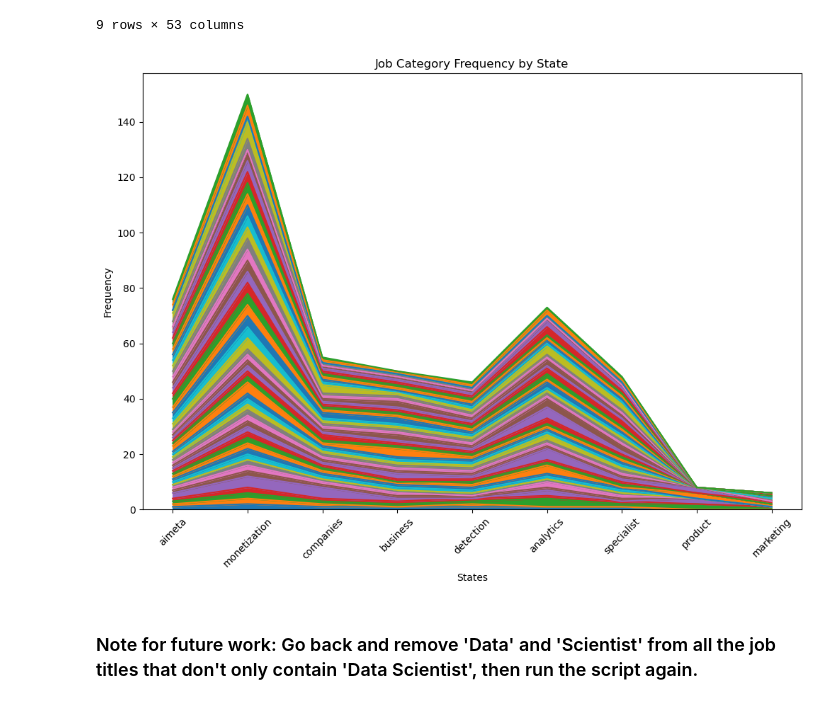
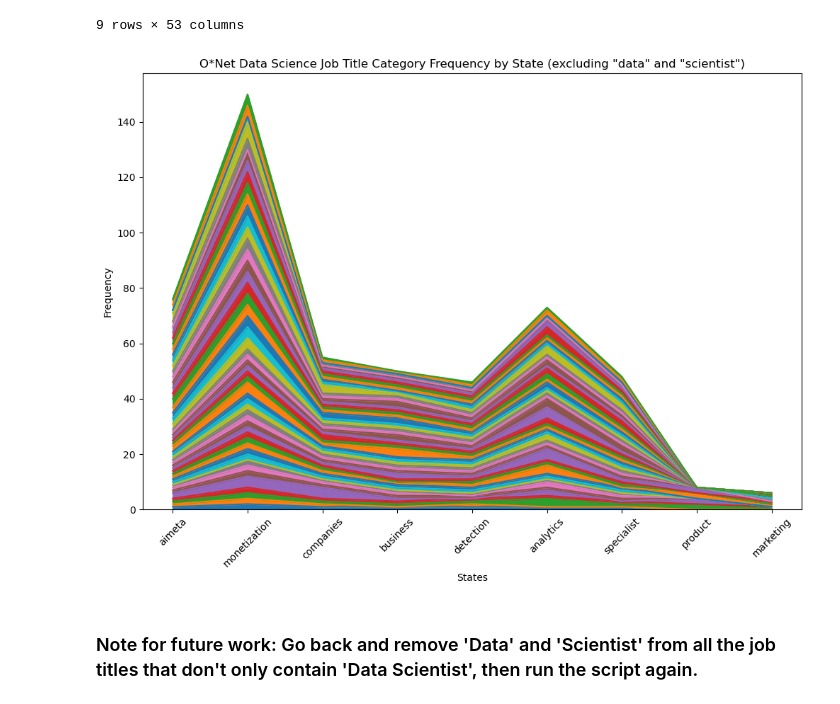
Before and after one commit to ethanwright96/data-science-jobscape, a Jupyter notebook: country-wide-ds-jobscape.ipynb, the cells around one changed output. Drawn from its saved outputs; the diff is of its cells as text; code cells hidden in the pictures.

```diff
--- a/country-wide-ds-jobscape.ipynb
+++ b/country-wide-ds-jobscape.ipynb
@@ -332,15 +332,15 @@ top_ten
 # %%
 # Stacked Area Plot
 top_ten.plot(kind='area', stacked=True, legend=False, figsize=[12,8])
 plt.xlabel('States')
 plt.ylabel('Frequency')
-plt.title('Job Category Frequency by State')
+plt.title('O*Net Data Science Job Title Category Frequency by State (excluding "data" and "scientist")')
 
 # Rotate x-axis tick labels by 45 degrees
 plt.xticks(rotation=45)
-
+plt.savefig('ds_job_title_category_area_plot.png')
 plt.show()
 # %% [output]
-[figure, old version]
+[figure, new version]
 # %% [markdown]
 ### Note for future work: Go back and remove 'Data' and 'Scientist' from all the job titles that don't only contain 'Data Scientist', then run the script again.
```
Also changed, not shown: 1 other file.
